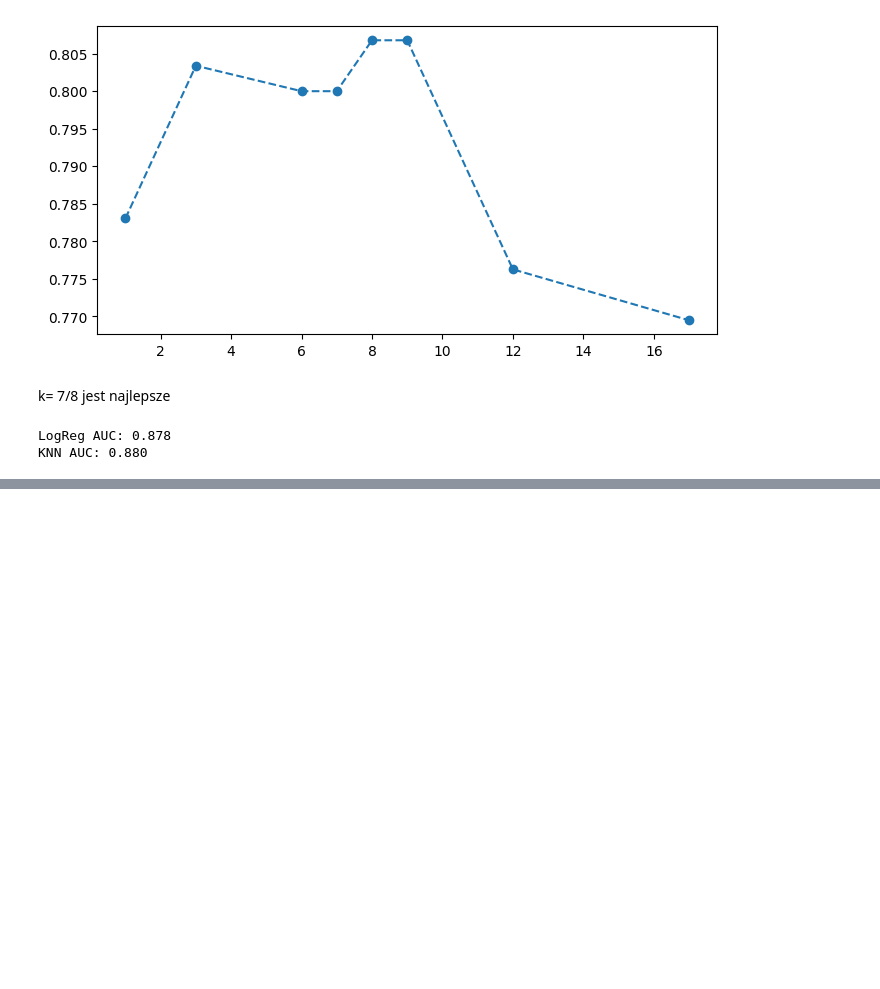
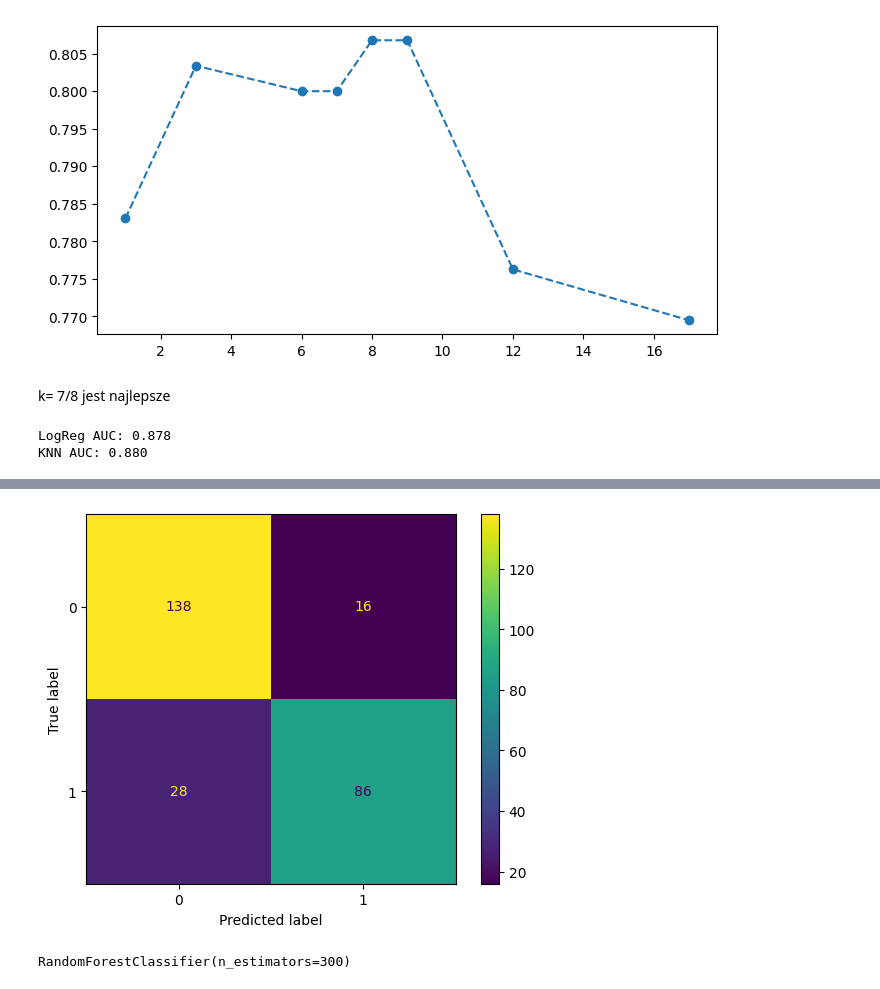
Before and after one commit to michallitwin/python-learning, a Jupyter notebook: python_projects/tytanic_ml.ipynb, the cells around one changed output, grey strips where cells are left out. Drawn from its saved outputs; the diff is of its cells as text; code cells hidden in the pictures; blank space fills up the shorter version.

```diff
--- a/python_projects/tytanic_ml.ipynb
+++ b/python_projects/tytanic_ml.ipynb
@@ -260,0 +276,8 @@ KNN AUC: 0.880
+# %%
+X = df[['pclass', 'age', 'fare', 'sex_bin']]
+y = df['survived']
+# %%
+X_train, X_test, y_train, y_test = train_test_split(X, y, test_size=0.3, random_state=101)
+# %%
+dtree = DecisionTreeClassifier()
+dtree.fit(X_train,y_train)
@@ -260,0 +286,2 @@ KNN AUC: 0.880
+# %%
+predictions = dtree.predict(X_test)
@@ -260,0 +302,8 @@ KNN AUC: 0.880
+# %%
+cm1 = confusion_matrix(y_test, predictions)
+
+disp = ConfusionMatrixDisplay(confusion_matrix=cm)
+disp.plot()
+plt.show()
+# %% [output]
+[figure, added]
@@ -260,0 +316,4 @@ KNN AUC: 0.880
+# %%
+rfc.fit(X_train,y_train)
+# %% [output]
+RandomForestClassifier(n_estimators=300)
```
Also changed, not shown: parts of 15 cells of this notebook.
